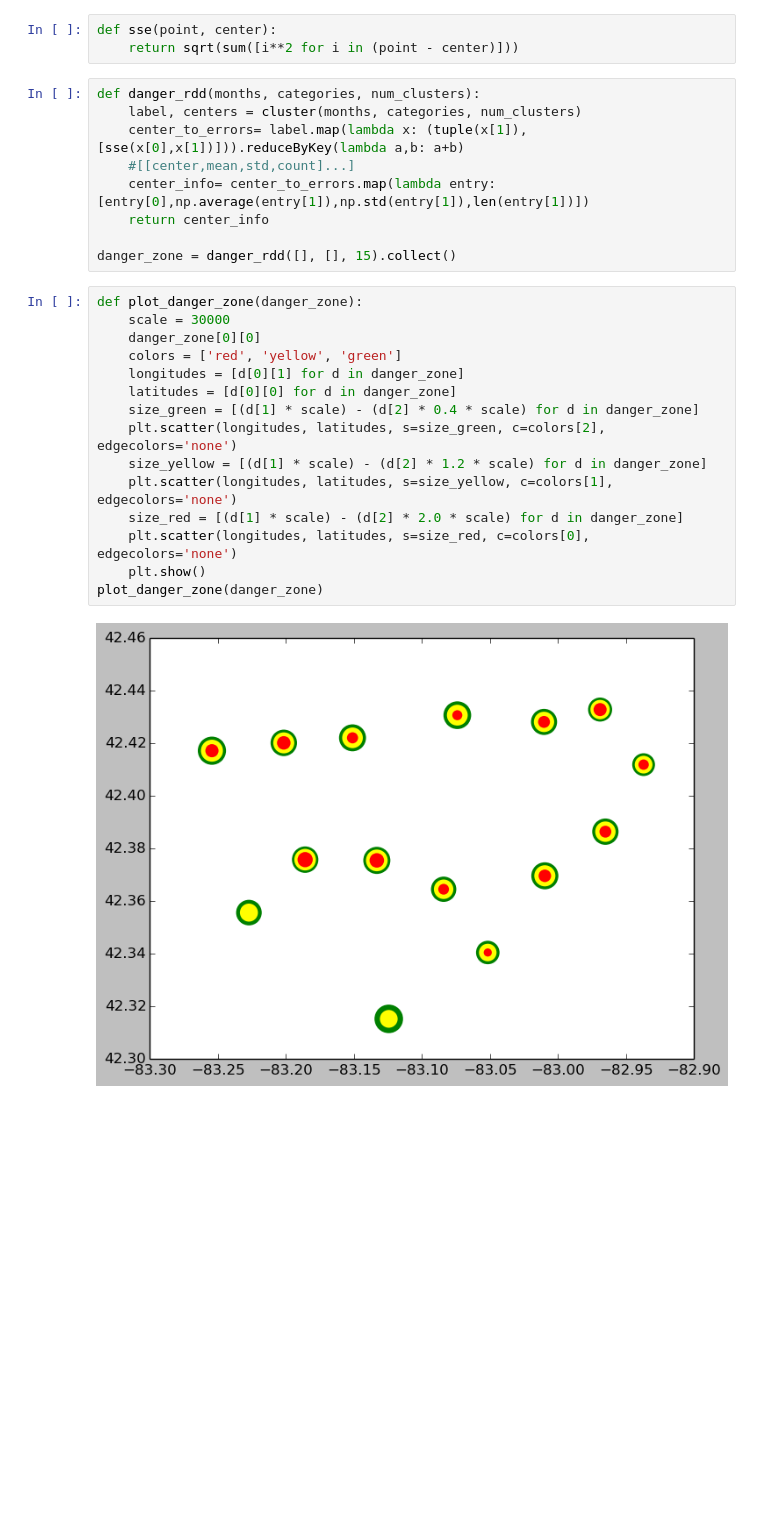
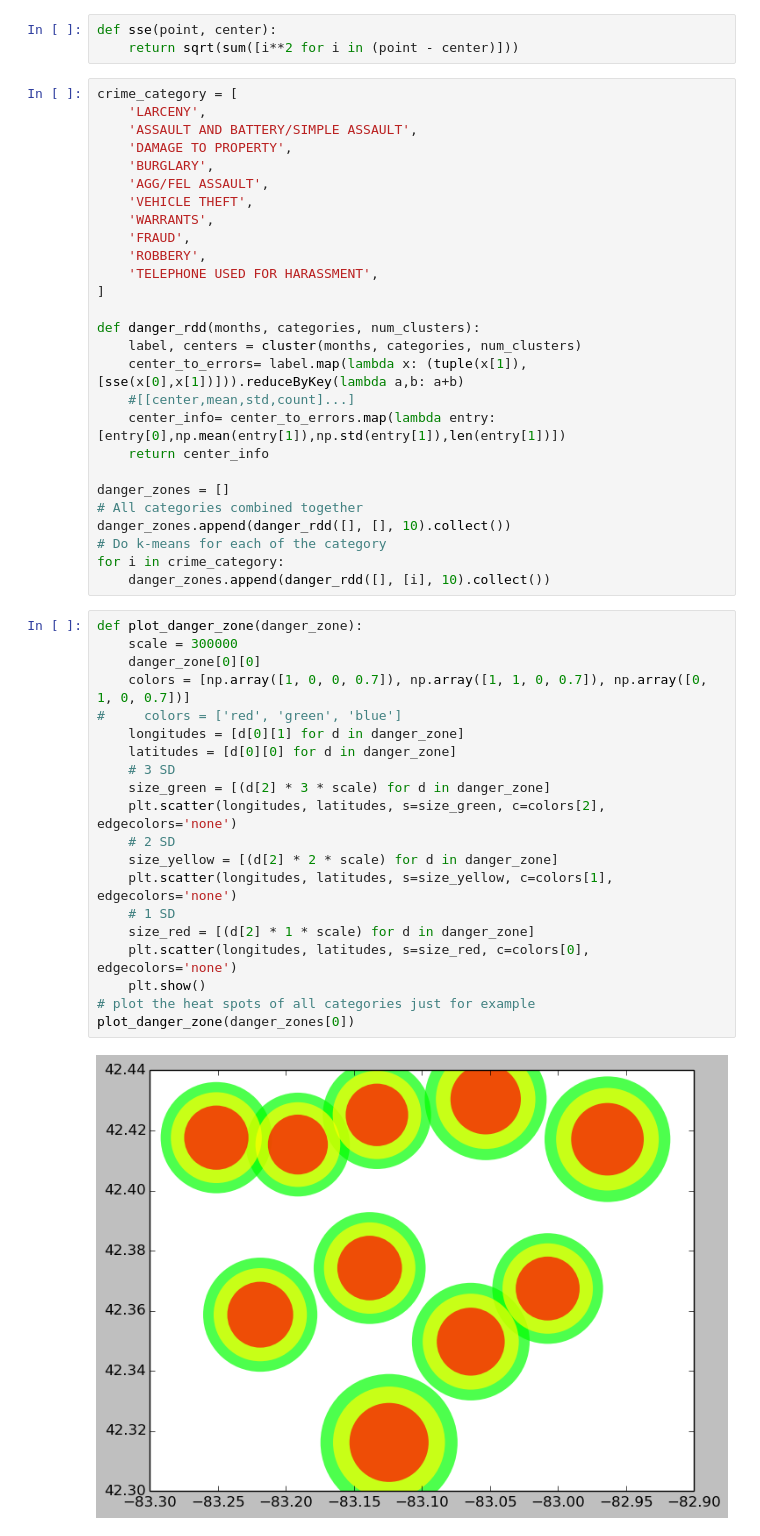
Before and after one commit to budiryan/CloudCrime, a Jupyter notebook: Main.ipynb, the cells around one changed output. Saved outputs shown, nothing was run; the diff lists cells and outputs as text; blank space fills up the shorter version.

Commit message:
use transparent color for heatmap, some code refactor

```diff
--- a/Main.ipynb
+++ b/Main.ipynb
@@ -70,28 +64,51 @@ def cluster(date_range, category_types, num_clusters):
 def sse(point, center):
     return sqrt(sum([i**2 for i in (point - center)]))
 # %%
+crime_category = [
+    'LARCENY',
+    'ASSAULT AND BATTERY/SIMPLE ASSAULT',
+    'DAMAGE TO PROPERTY',
+    'BURGLARY',
+    'AGG/FEL ASSAULT',
+    'VEHICLE THEFT',
+    'WARRANTS',
+    'FRAUD',
+    'ROBBERY',
+    'TELEPHONE USED FOR HARASSMENT',
+]
+
 def danger_rdd(months, categories, num_clusters):
     label, centers = cluster(months, categories, num_clusters)
     center_to_errors= label.map(lambda x: (tuple(x[1]),[sse(x[0],x[1])])).reduceByKey(lambda a,b: a+b)
     #[[center,mean,std,count]...]
-    center_info= center_to_errors.map(lambda entry:[entry[0],np.average(entry[1]),np.std(entry[1]),len(entry[1])])
+    center_info= center_to_errors.map(lambda entry:[entry[0],np.mean(entry[1]),np.std(entry[1]),len(entry[1])])
     return center_info
 
-danger_zone = danger_rdd([], [], 15).collect()
+danger_zones = []
+# All categories combined together
+danger_zones.append(danger_rdd([], [], 10).collect())
+# Do k-means for each of the category
+for i in crime_category:
+    danger_zones.append(danger_rdd([], [i], 10).collect())
 # %%
 def plot_danger_zone(danger_zone):
-    scale = 30000
+    scale = 300000
     danger_zone[0][0]
-    colors = ['red', 'yellow', 'green']
+    colors = [np.array([1, 0, 0, 0.7]), np.array([1, 1, 0, 0.7]), np.array([0, 1, 0, 0.7])]
+#     colors = ['red', 'green', 'blue']
     longitudes = [d[0][1] for d in danger_zone]
     latitudes = [d[0][0] for d in danger_zone]
-    size_green = [(d[1] * scale) - (d[2] * 0.4 * scale) for d in danger_zone]
+    # 3 SD
+    size_green = [(d[2] * 3 * scale) for d in danger_zone]
     plt.scatter(longitudes, latitudes, s=size_green, c=colors[2], edgecolors='none')
-    size_yellow = [(d[1] * scale) - (d[2] * 1.2 * scale) for d in danger_zone]
+    # 2 SD
+    size_yellow = [(d[2] * 2 * scale) for d in danger_zone]
     plt.scatter(longitudes, latitudes, s=size_yellow, c=colors[1], edgecolors='none')
-    size_red = [(d[1] * scale) - (d[2] * 2.0 * scale) for d in danger_zone]
+    # 1 SD
+    size_red = [(d[2] * 1 * scale) for d in danger_zone]
     plt.scatter(longitudes, latitudes, s=size_red, c=colors[0], edgecolors='none')
     plt.show()
-plot_danger_zone(danger_zone)
+# plot the heat spots of all categories just for example
+plot_danger_zone(danger_zones[0])
 # %% [output]
-[figure, old version]
+[figure, new version]
```
Also changed, not shown: parts of 7 cells of this notebook, 4 other files.
